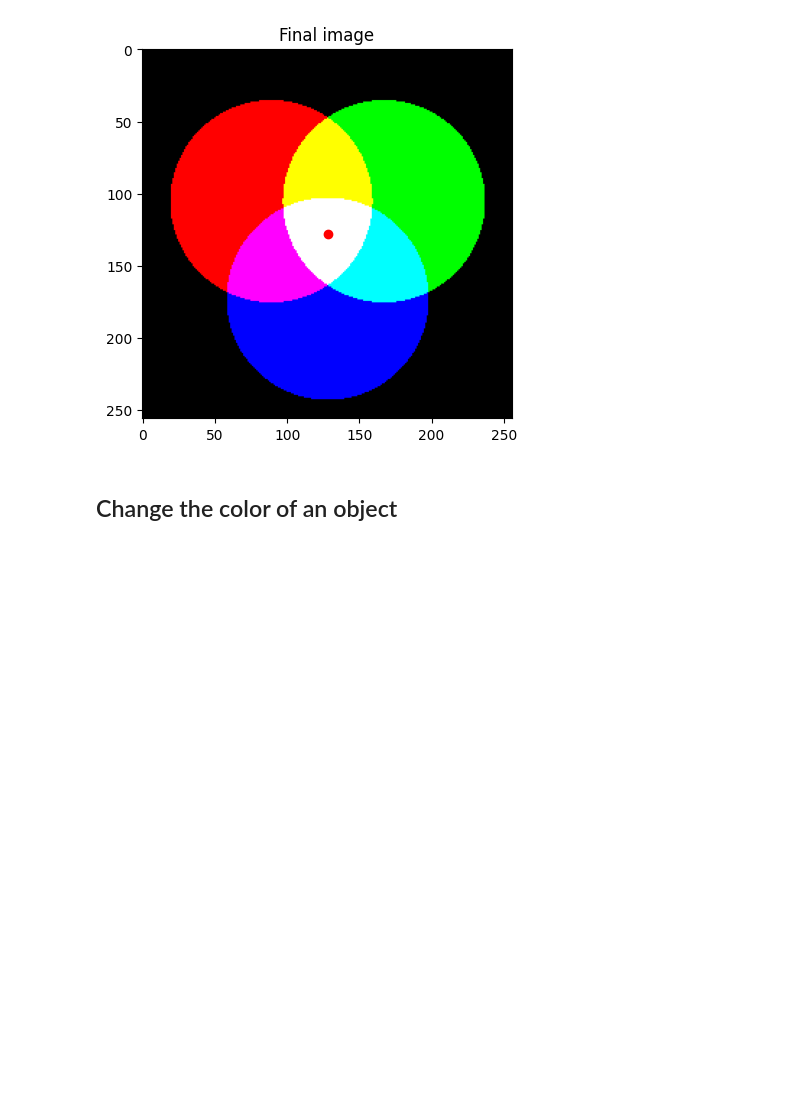
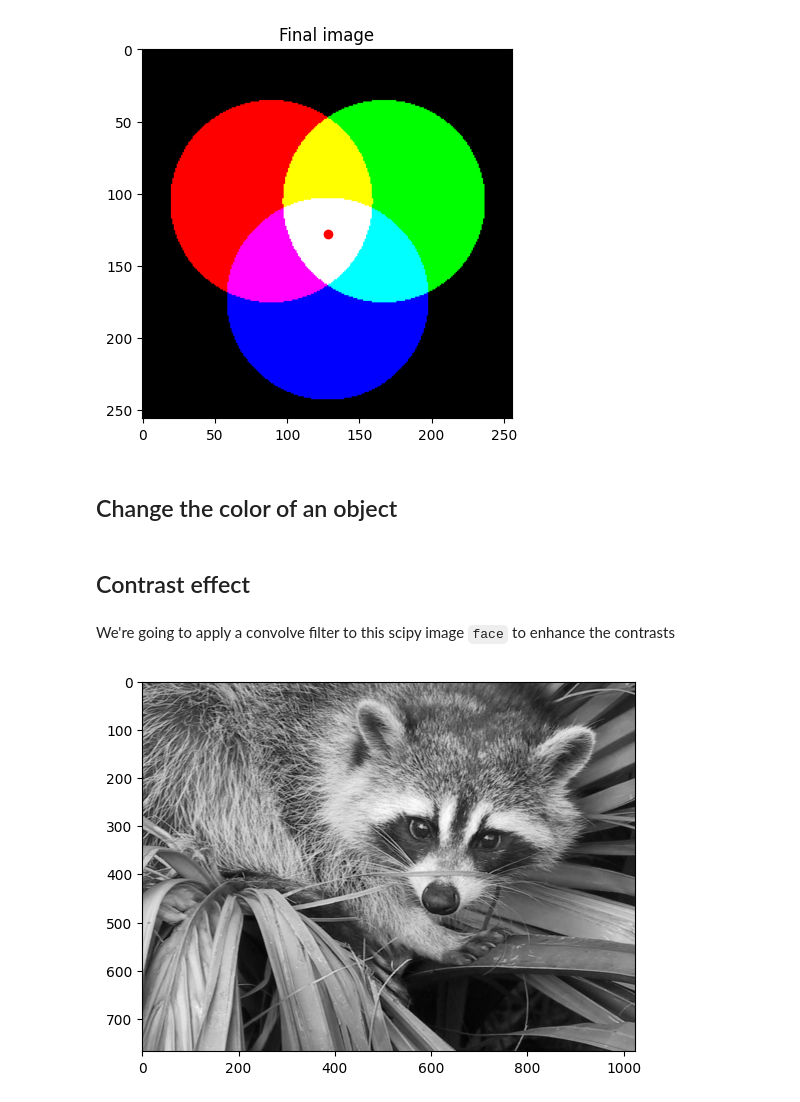
Before and after one commit to kilaposhi/sensor_class, a Jupyter notebook: image_treatment.ipynb, the cells around one changed output. Saved outputs shown, nothing was run; the diff lists cells and outputs as text; code cells hidden in the pictures; blank space fills up the shorter version.

Commit message:
contrast and aliasing

```diff
--- a/image_treatment.ipynb
+++ b/image_treatment.ipynb
@@ -163,3 +170,14 @@ plt.show()
 ## Change the color of an object
 # %%
 #TODO
+# %% [markdown]
+## Contrast effect
+# %% [markdown]
+We're going to apply a convolve filter  to this scipy image `face` to enhance the contrasts
+# %%
+import scipy
+image = scipy.misc.face(gray = True).astype('float')
+plt.imshow(image, cmap="gray")
+plt.show()
+# %% [output]
+[figure, added]
```
Also changed, not shown: parts of 12 cells of this notebook.
